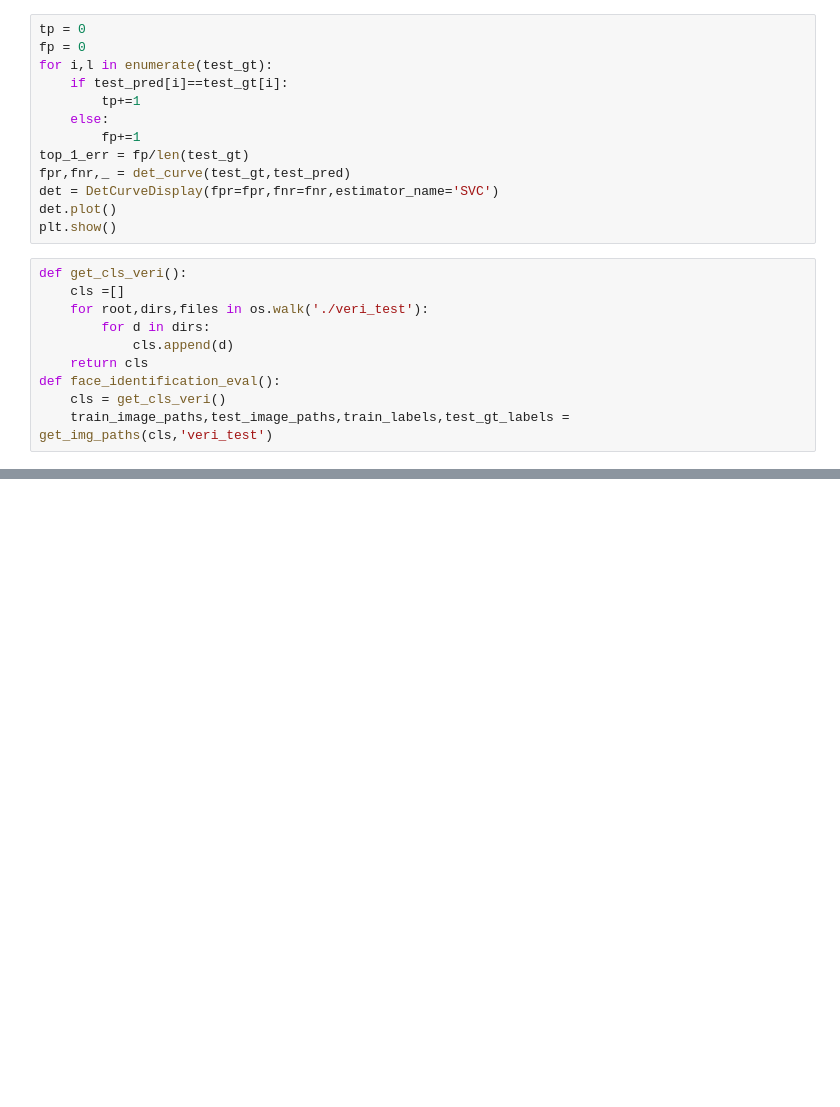
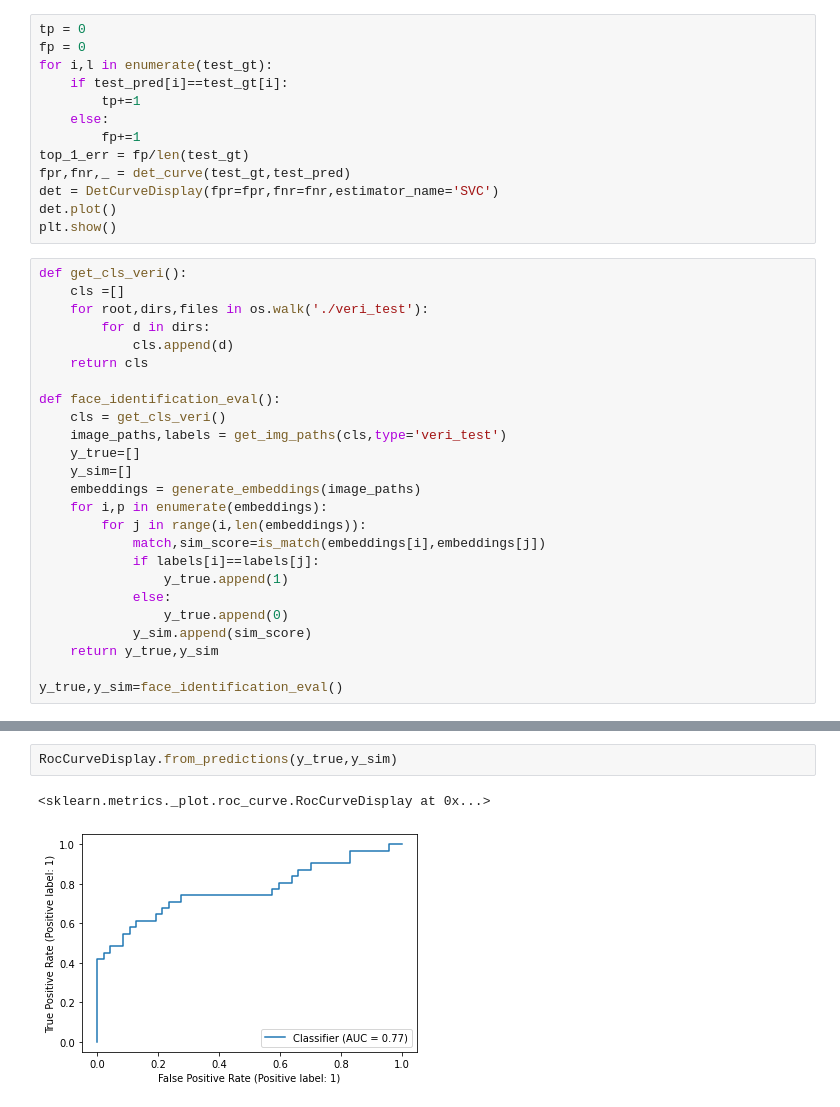
Before and after one commit to wanteatfruit/CS308-Project-Face-Recognition, a Jupyter notebook: evaluation.ipynb, the cells around one changed output, grey strips where cells are left out. Saved outputs shown, nothing was run; the diff lists cells and outputs as text; blank space fills up the shorter version.

```diff
--- a/evaluation.ipynb
+++ b/evaluation.ipynb
@@ -76,6 +73,21 @@ def get_cls_veri():
         for d in dirs:
             cls.append(d)
     return cls
+
 def face_identification_eval():
     cls = get_cls_veri()
-    train_image_paths,test_image_paths,train_labels,test_gt_labels = get_img_paths(cls,'veri_test')
+    image_paths,labels = get_img_paths(cls,type='veri_test')
+    y_true=[]
+    y_sim=[]
+    embeddings = generate_embeddings(image_paths)
+    for i,p in enumerate(embeddings):
+        for j in range(i,len(embeddings)):
+            match,sim_score=is_match(embeddings[i],embeddings[j])
+            if labels[i]==labels[j]:
+                y_true.append(1)
+            else:
+                y_true.append(0)
+            y_sim.append(sim_score)
+    return y_true,y_sim
+
+y_true,y_sim=face_identification_eval()
@@ -81,0 +112,5 @@ def face_identification_eval():
+# %%
+RocCurveDisplay.from_predictions(y_true,y_sim)
+# %% [output]
+<sklearn.metrics._plot.roc_curve.RocCurveDisplay at 0x...>
+[figure, added]
```
Also changed, not shown: parts of 3 cells of this notebook, 1 other file.
